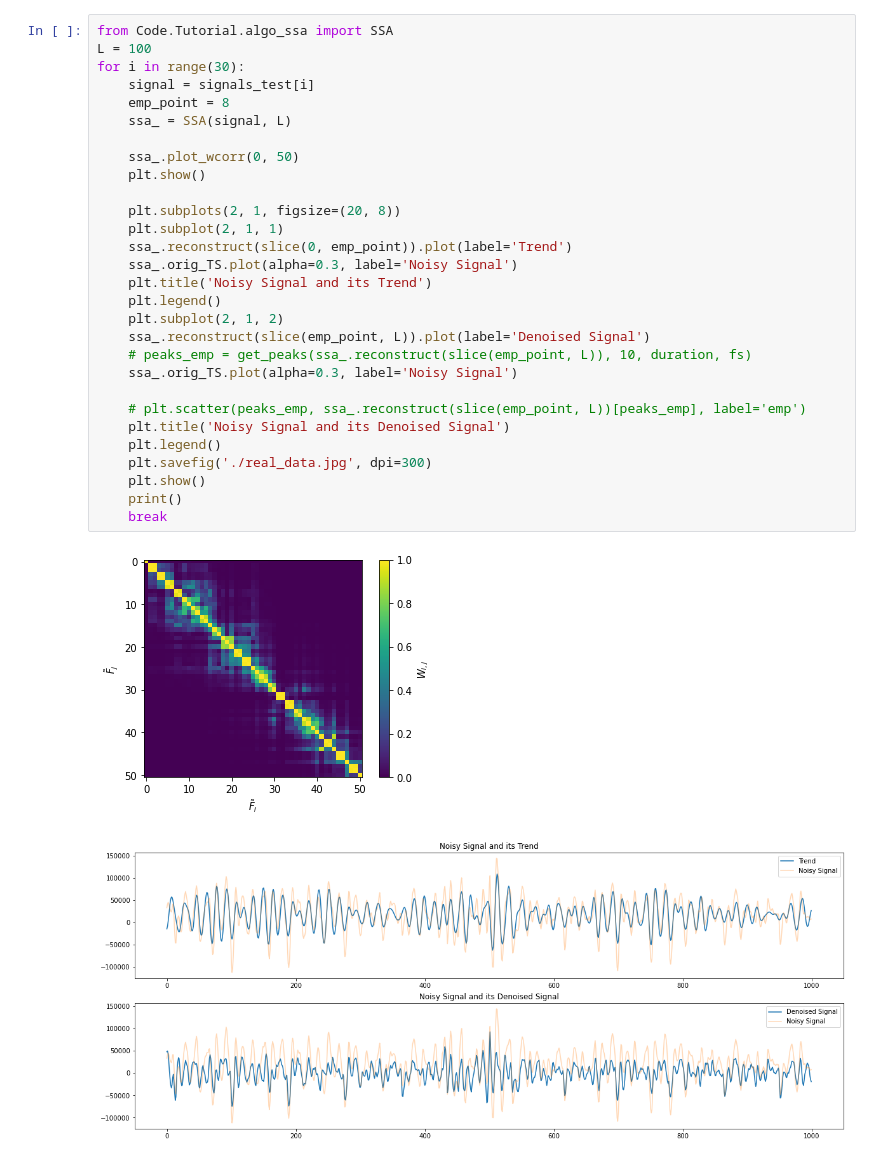
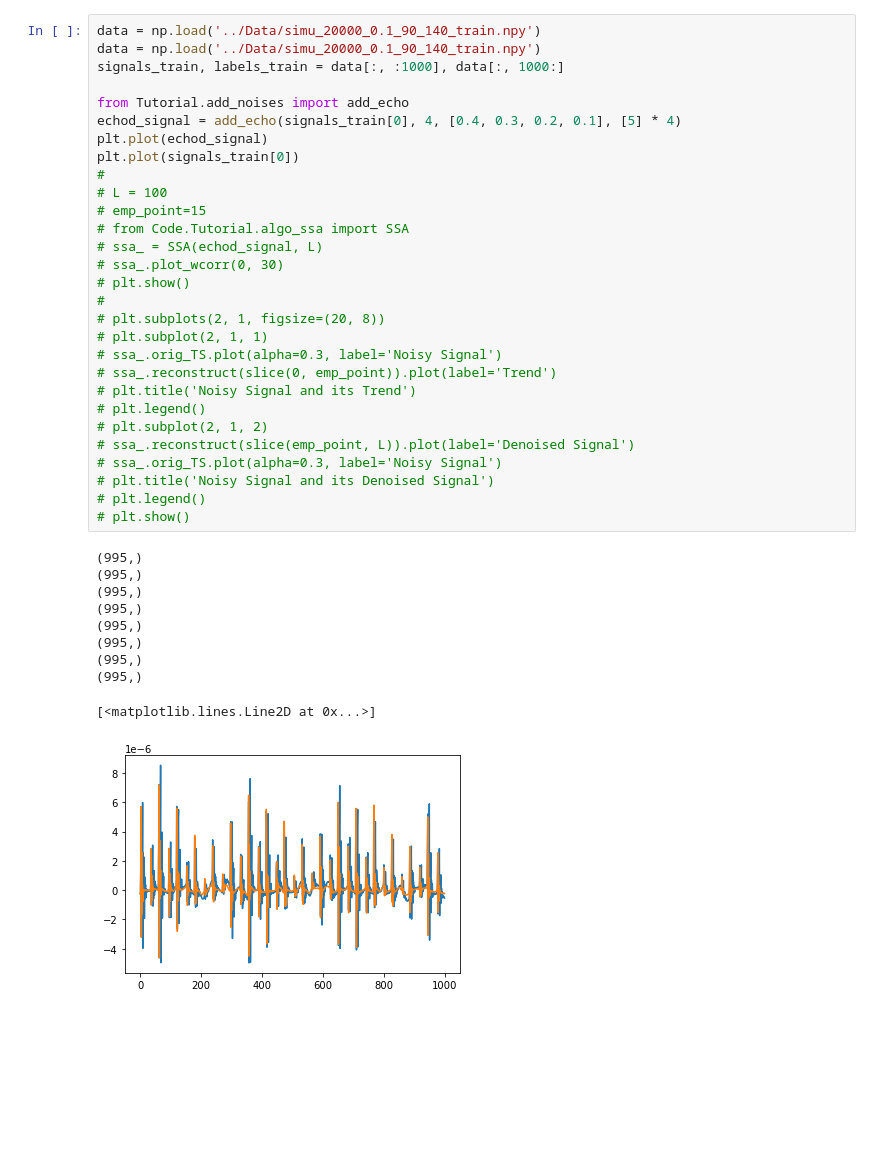
Before and after one commit to A-Big-Tortoise/NRSR_Research, a Jupyter notebook: Code/draft.ipynb, the cells around one changed output. Drawn from its saved outputs; the diff is of its cells as text; blank space fills up the shorter version.

```diff
--- a/Code/draft.ipynb
+++ b/Code/draft.ipynb
@@ -20,32 +60,40 @@ for i in range(20):
 # %%
-from Code.Tutorial.algo_ssa import SSA
-L = 100
-for i in range(30):
-    signal = signals_test[i]
-    emp_point = 8
-    ssa_ = SSA(signal, L)
+data = np.load('../Data/simu_20000_0.1_90_140_train.npy')
+data = np.load('../Data/simu_20000_0.1_90_140_train.npy')
+signals_train, labels_train = data[:, :1000], data[:, 1000:]
 
-    ssa_.plot_wcorr(0, 50)
-    plt.show()
-
-    plt.subplots(2, 1, figsize=(20, 8))
-    plt.subplot(2, 1, 1)
-    ssa_.reconstruct(slice(0, emp_point)).plot(label='Trend')
-    ssa_.orig_TS.plot(alpha=0.3, label='Noisy Signal')
-    plt.title('Noisy Signal and its Trend')
-    plt.legend()
-    plt.subplot(2, 1, 2)
-    ssa_.reconstruct(slice(emp_point, L)).plot(label='Denoised Signal')
-    # peaks_emp = get_peaks(ssa_.reconstruct(slice(emp_point, L)), 10, duration, fs)
-    ssa_.orig_TS.plot(alpha=0.3, label='Noisy Signal')
-
-    # plt.scatter(peaks_emp, ssa_.reconstruct(slice(emp_point, L))[peaks_emp], label='emp')
-    plt.title('Noisy Signal and its Denoised Signal')
-    plt.legend()
-    plt.savefig('./real_data.jpg', dpi=300)
-    plt.show()
-    print()
-    break
+from Tutorial.add_noises import add_echo
+echod_signal = add_echo(signals_train[0], 4, [0.4, 0.3, 0.2, 0.1], [5] * 4)
+plt.plot(echod_signal)
+plt.plot(signals_train[0])
+#
+# L = 100
+# emp_point=15
+# from Code.Tutorial.algo_ssa import SSA
+# ssa_ = SSA(echod_signal, L)
+# ssa_.plot_wcorr(0, 30)
+# plt.show()
+#
+# plt.subplots(2, 1, figsize=(20, 8))
+# plt.subplot(2, 1, 1)
+# ssa_.orig_TS.plot(alpha=0.3, label='Noisy Signal')
+# ssa_.reconstruct(slice(0, emp_point)).plot(label='Trend')
+# plt.title('Noisy Signal and its Trend')
+# plt.legend()
+# plt.subplot(2, 1, 2)
+# ssa_.reconstruct(slice(emp_point, L)).plot(label='Denoised Signal')
+# ssa_.orig_TS.plot(alpha=0.3, label='Noisy Signal')
+# plt.title('Noisy Signal and its Denoised Signal')
+# plt.legend()
+# plt.show()
 # %% [output]
+(995,)
+(995,)
+(995,)
+(995,)
+(995,)
+(995,)
+(995,)
+(995,)
+[<matplotlib.lines.Line2D at 0x...>]
-[figure, old version]
+[figure, new version]
-[figure, removed]
```
Also changed, not shown: parts of 13 cells of this notebook, 26 other files.
